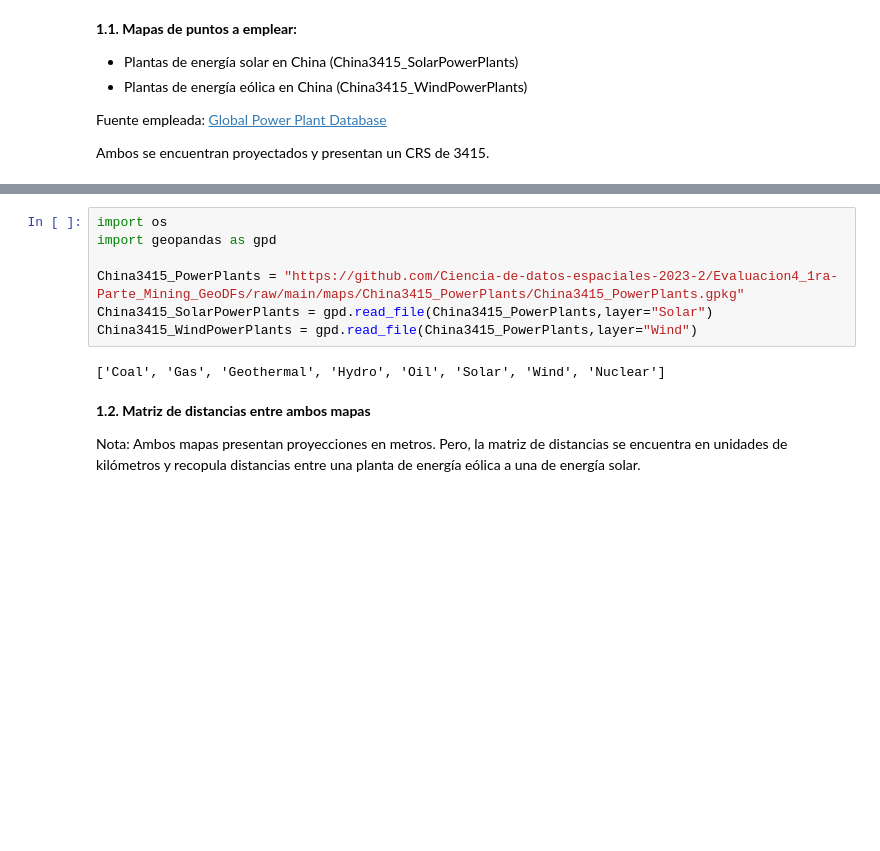
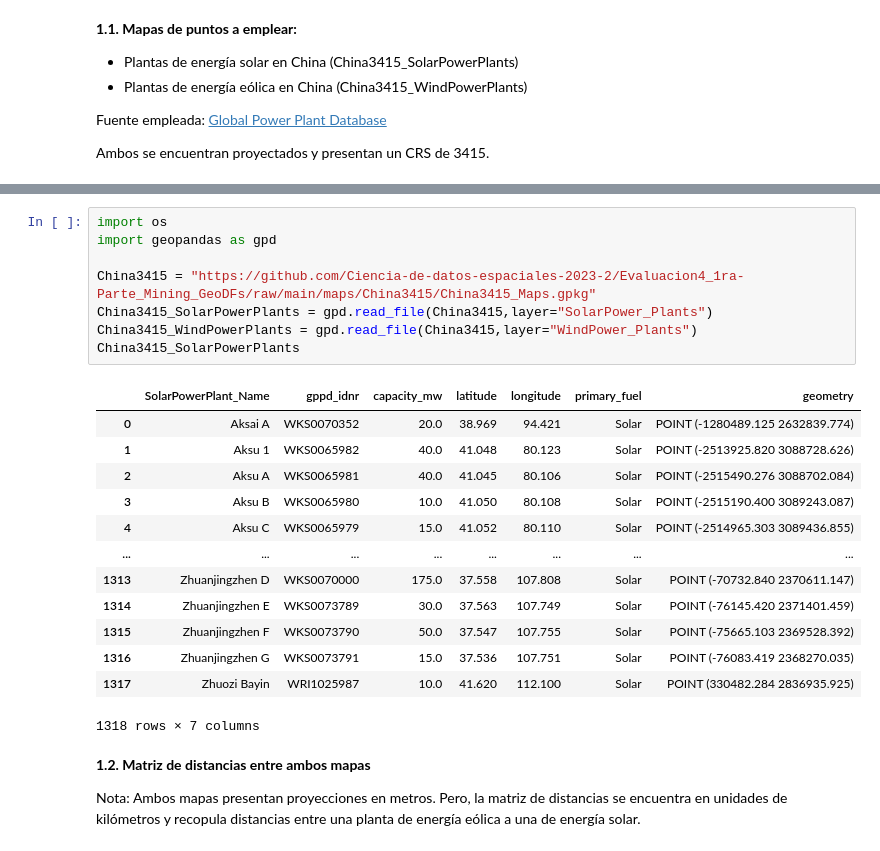
Before and after one commit to Ciencia-de-datos-espaciales-2023-2/Evaluacion4_1ra-Parte_Mining_GeoDFs, a Jupyter notebook: Evaluación#4_1ra-Parte_Mining_GeoDFs.ipynb, the cells around one changed output, grey strips where cells are left out. Cells and saved outputs as stored; diff of their text form; blank space fills up the shorter version.

```diff
--- a/Evaluación#4_1ra-Parte_Mining_GeoDFs.ipynb
+++ b/Evaluación#4_1ra-Parte_Mining_GeoDFs.ipynb
@@ -29,12 +41,25 @@ Ambos se encuentran proyectados y presentan un CRS de 3415.
 # %%
 import os
 import geopandas as gpd
 
-China3415_PowerPlants = "https://github.com/Ciencia-de-datos-espaciales-2023-2/Evaluacion4_1ra-Parte_Mining_GeoDFs/raw/main/maps/China3415_PowerPlants/China3415_PowerPlants.gpkg"
-China3415_SolarPowerPlants = gpd.read_file(China3415_PowerPlants,layer="Solar")
-China3415_WindPowerPlants = gpd.read_file(China3415_PowerPlants,layer="Wind")
+China3415 = "https://github.com/Ciencia-de-datos-espaciales-2023-2/Evaluacion4_1ra-Parte_Mining_GeoDFs/raw/main/maps/China3415/China3415_Maps.gpkg"
+China3415_SolarPowerPlants = gpd.read_file(China3415,layer="SolarPower_Plants")
+China3415_WindPowerPlants = gpd.read_file(China3415,layer="WindPower_Plants")
+China3415_SolarPowerPlants
 # %% [output]
+|  | SolarPowerPlant_Name | gppd_idnr | capacity_mw | latitude | longitude | primary_fuel | geometry |
+| 0 | Aksai A | WKS0070352 | 20.0 | 38.969 | 94.421 | Solar | POINT (-1280489.125 2632839.774) |
+| 1 | Aksu 1 | WKS0065982 | 40.0 | 41.048 | 80.123 | Solar | POINT (-2513925.820 3088728.626) |
+| 2 | Aksu A | WKS0065981 | 40.0 | 41.045 | 80.106 | Solar | POINT (-2515490.276 3088702.084) |
+| 3 | Aksu B | WKS0065980 | 10.0 | 41.050 | 80.108 | Solar | POINT (-2515190.400 3089243.087) |
+| 4 | Aksu C | WKS0065979 | 15.0 | 41.052 | 80.110 | Solar | POINT (-2514965.303 3089436.855) |
+| ... | ... | ... | ... | ... | ... | ... | ... |
+| 1313 | Zhuanjingzhen D | WKS0070000 | 175.0 | 37.558 | 107.808 | Solar | POINT (-70732.840 2370611.147) |
+| 1314 | Zhuanjingzhen E | WKS0073789 | 30.0 | 37.563 | 107.749 | Solar | POINT (-76145.420 2371401.459) |
+| 1315 | Zhuanjingzhen F | WKS0073790 | 50.0 | 37.547 | 107.755 | Solar | POINT (-75665.103 2369528.392) |
+| 1316 | Zhuanjingzhen G | WKS0073791 | 15.0 | 37.536 | 107.751 | Solar | POINT (-76083.419 2368270.035) |
+| 1317 | Zhuozi Bayin | WRI1025987 | 10.0 | 41.620 | 112.100 | Solar | POINT (330482.284 2836935.925) |
-['Coal', 'Gas', 'Geothermal', 'Hydro', 'Oil', 'Solar', 'Wind', 'Nuclear']
+1318 rows × 7 columns
 # %% [markdown]
 **1.2. Matriz de distancias entre ambos mapas**
 
```
Also changed, not shown: parts of 1 cell of this notebook, 2 other files.
